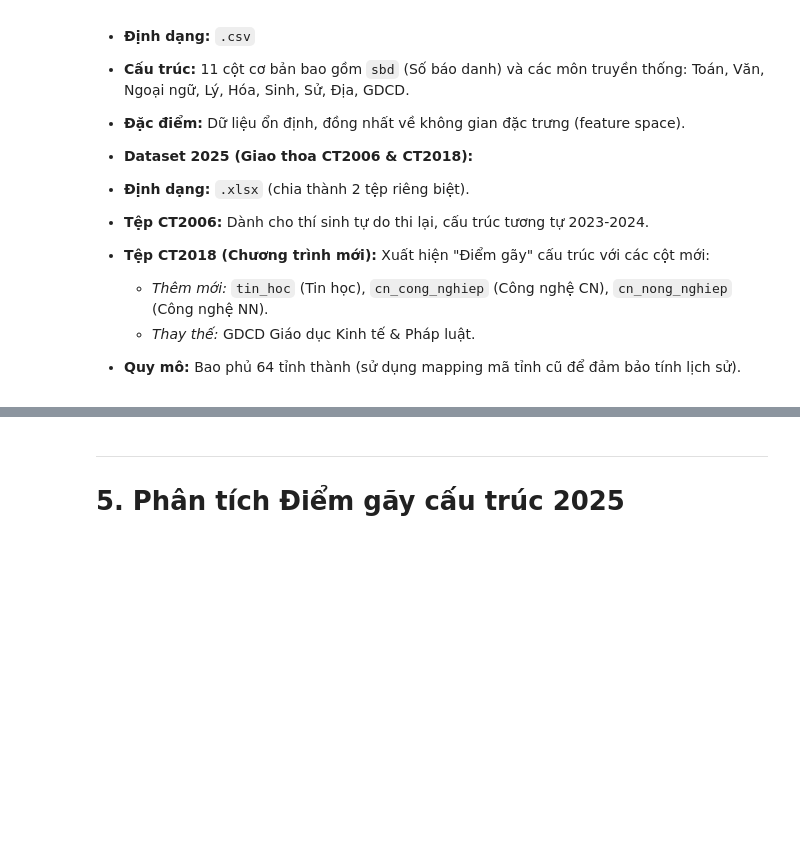
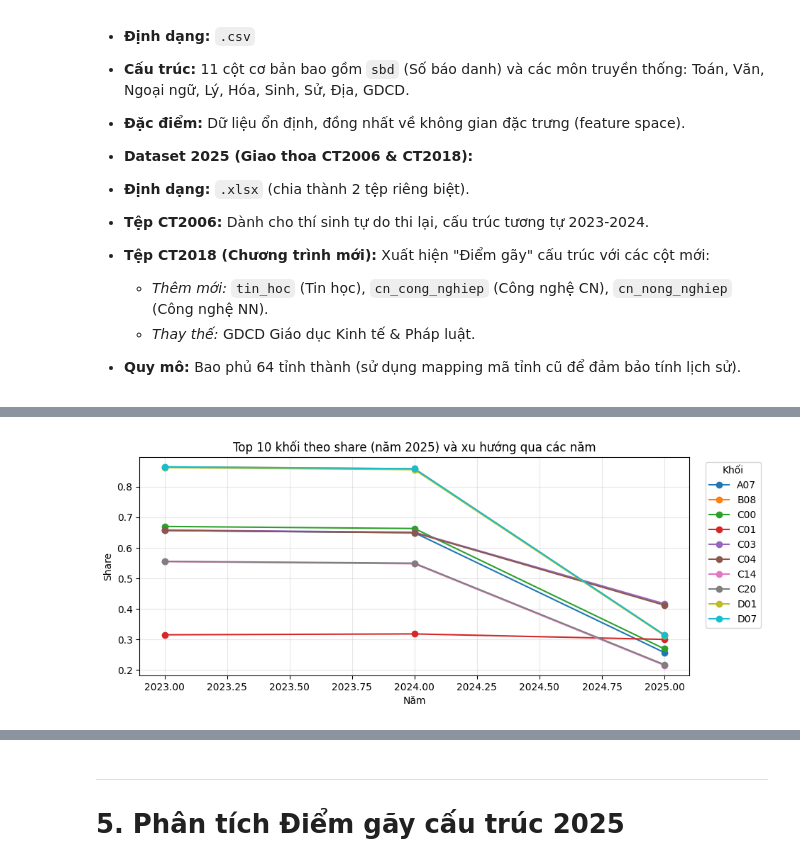
Before and after one commit to tano-dev/Vietnam-National-Exam-Score-Analysis-and-Forecasting, a Jupyter notebook: Report/ReportProject.ipynb, the cells around one changed output, grey strips where cells are left out. Cells and saved outputs as stored; diff of their text form; code cells hidden in the pictures; blank space fills up the shorter version.

```diff
--- a/Report/ReportProject.ipynb
+++ b/Report/ReportProject.ipynb
@@ -565,0 +648,28 @@ if RUN_PIPELINE:
+# %%
+import matplotlib.pyplot as plt
+
+last_year = df_share["nam_hoc"].max()
+
+top_blocks = (
+    df_share[df_share["nam_hoc"] == last_year]
+    .sort_values("share", ascending=False)
+    .head(10)["block"]
+    .tolist()
+)
+
+pivot = (
+    df_share[df_share["block"].isin(top_blocks)]
+    .pivot(index="nam_hoc", columns="block", values="share")
+    .fillna(0)
+    .sort_index()
+)
+
+pivot.plot(figsize=(10,4), marker="o")
+plt.title(f"Top 10 khối theo share (năm {last_year}) và xu hướng qua các năm")
+plt.xlabel("Năm")
+plt.ylabel("Share")
+plt.grid(True, alpha=0.3)
+plt.legend(title="Khối", bbox_to_anchor=(1.02, 1), loc="upper left")
+plt.show()
+# %% [output]
+[figure, added]
```
Also changed, not shown: parts of 72 cells of this notebook.
